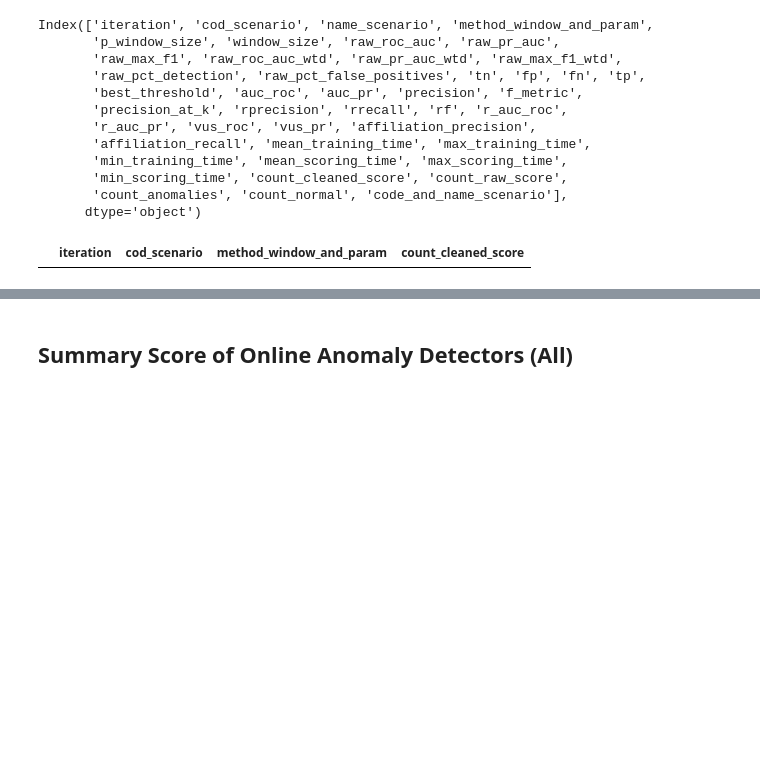
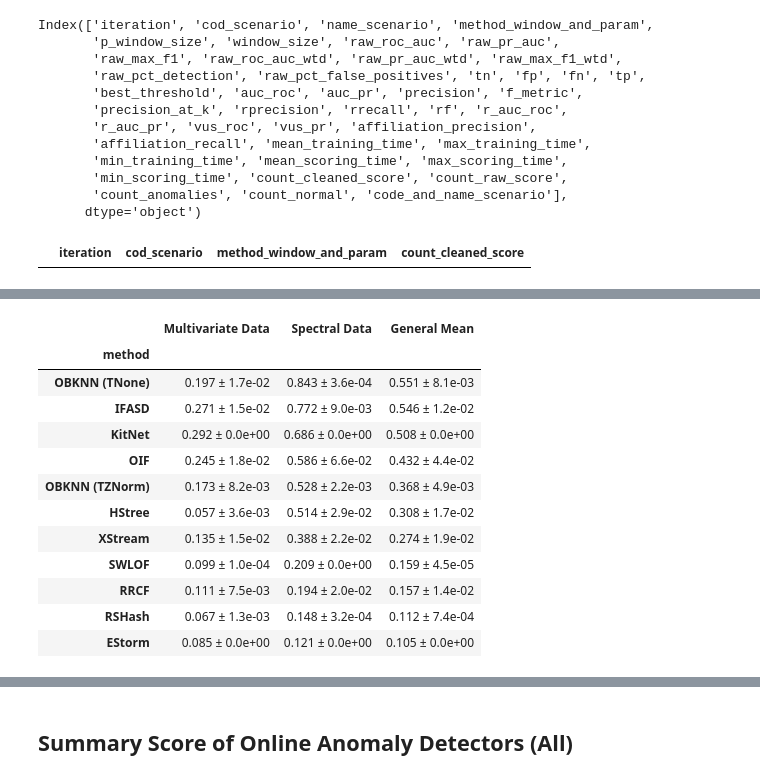
Before and after one commit to nirojasva/spectral-benchmark-bv4, a Jupyter notebook: notebooks/1_2_Summary_AD_Results (Eval).ipynb, the cells around one changed output, grey strips where cells are left out. Drawn from its saved outputs; the diff is of its cells as text; code cells hidden in the pictures; blank space fills up the shorter version.

```diff
--- a/notebooks/1_2_Summary_AD_Results (Eval).ipynb
+++ b/notebooks/1_2_Summary_AD_Results (Eval).ipynb
@@ -248 +197,68 @@ combined
+# %%
+
+# 1. Rename categories in the 'public' column
+filtered_data['public'] = filtered_data['public'].replace({
+    'N': 'Spectral Data',
+    'Y': 'Multivariate Data'
+})
+
+# 2. Aggregation per scenario
+metrics_per_scenario = filtered_data.groupby(['public', 'method', 'cod_scenario']).agg(
+    mean_vus=('vus_pr', 'mean'),
+    within_std=('vus_pr', 'std')
+).reset_index()
+
+# 3. Aggregation per category
+summary = metrics_per_scenario.groupby(['public', 'method']).agg(
+    mean_vus_pr=('mean_vus', 'mean'),
+    within_std_avg=('within_std', 'mean')
+).reset_index()
+
+summary['Performance'] = summary.apply(
+    lambda row: format_mean_std(row['mean_vus_pr'], row['within_std_avg']),
+    axis=1
+)
+
+# 4. Pivot for horizontal comparison
+pivot_table = summary.pivot(
+    index='method',
+    columns='public',
+    values='Performance'
+)
+
+# 5. Global statistics for the 'General Mean' column
+general_stats = metrics_per_scenario.groupby('method').agg(
+    global_mean=('mean_vus', 'mean'),
+    global_within_std=('within_std', 'mean')
+).reset_index()
+
+general_stats['General Mean'] = general_stats.apply(
+    lambda row: format_mean_std(row['global_mean'], row['global_within_std']),
+    axis=1
+)
+
+# 6. Final Merge and Ranking
+final_table = pivot_table.merge(
+    general_stats[['method', 'General Mean', 'global_mean']],
+    on='method'
+)
+
+final_table = final_table.sort_values('global_mean', ascending=False).drop(columns=['global_mean'])
+final_table = final_table.set_index('method')
+
+final_table
+# %% [output]
+|  | Multivariate Data | Spectral Data | General Mean |
+| method |  |  |  |
+| OBKNN (TNone) | 0.197 ± 1.7e-02 | 0.843 ± 3.6e-04 | 0.551 ± 8.1e-03 |
+| IFASD | 0.271 ± 1.5e-02 | 0.772 ± 9.0e-03 | 0.546 ± 1.2e-02 |
+| KitNet | 0.292 ± 0.0e+00 | 0.686 ± 0.0e+00 | 0.508 ± 0.0e+00 |
+| OIF | 0.245 ± 1.8e-02 | 0.586 ± 6.6e-02 | 0.432 ± 4.4e-02 |
+| OBKNN (TZNorm) | 0.173 ± 8.2e-03 | 0.528 ± 2.2e-03 | 0.368 ± 4.9e-03 |
+| HStree | 0.057 ± 3.6e-03 | 0.514 ± 2.9e-02 | 0.308 ± 1.7e-02 |
+| XStream | 0.135 ± 1.5e-02 | 0.388 ± 2.2e-02 | 0.274 ± 1.9e-02 |
+| SWLOF | 0.099 ± 1.0e-04 | 0.209 ± 0.0e+00 | 0.159 ± 4.5e-05 |
+| RRCF | 0.111 ± 7.5e-03 | 0.194 ± 2.0e-02 | 0.157 ± 1.4e-02 |
+| RSHash | 0.067 ± 1.3e-03 | 0.148 ± 3.2e-04 | 0.112 ± 7.4e-04 |
+| EStorm | 0.085 ± 0.0e+00 | 0.121 ± 0.0e+00 | 0.105 ± 0.0e+00 |
 # %%
```
Also changed, not shown: parts of 6 cells of this notebook, 7 other files.
